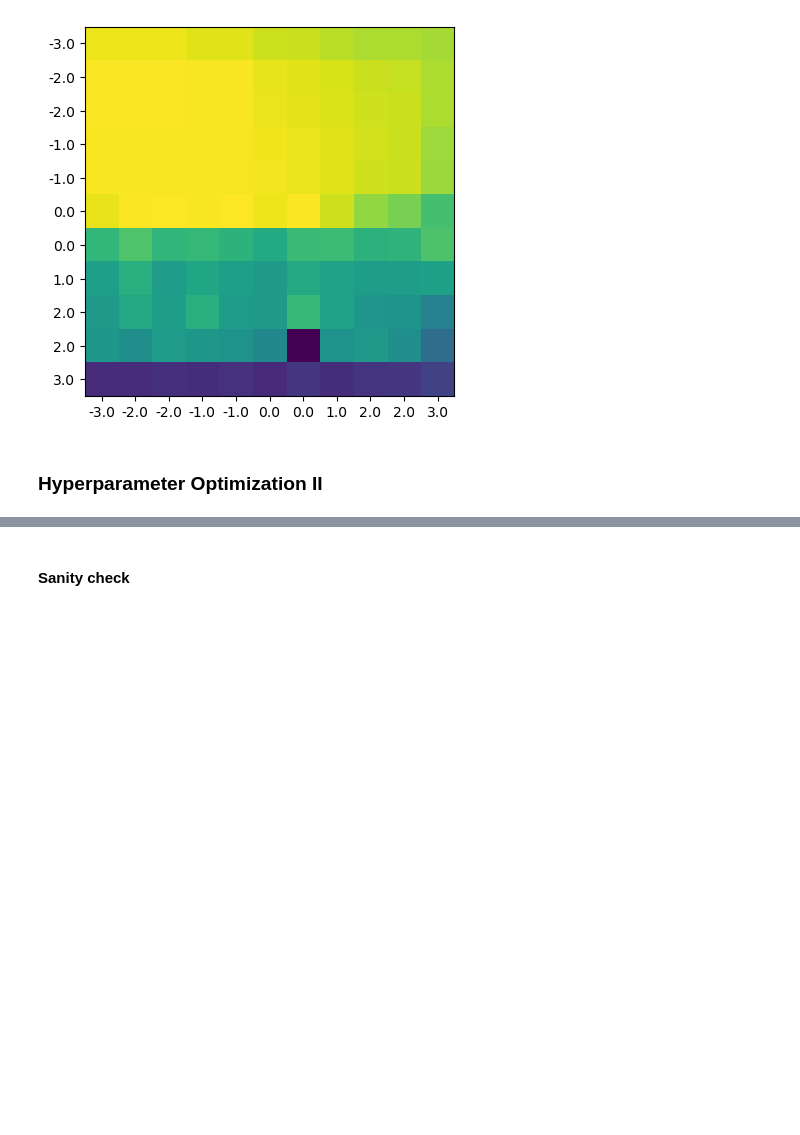
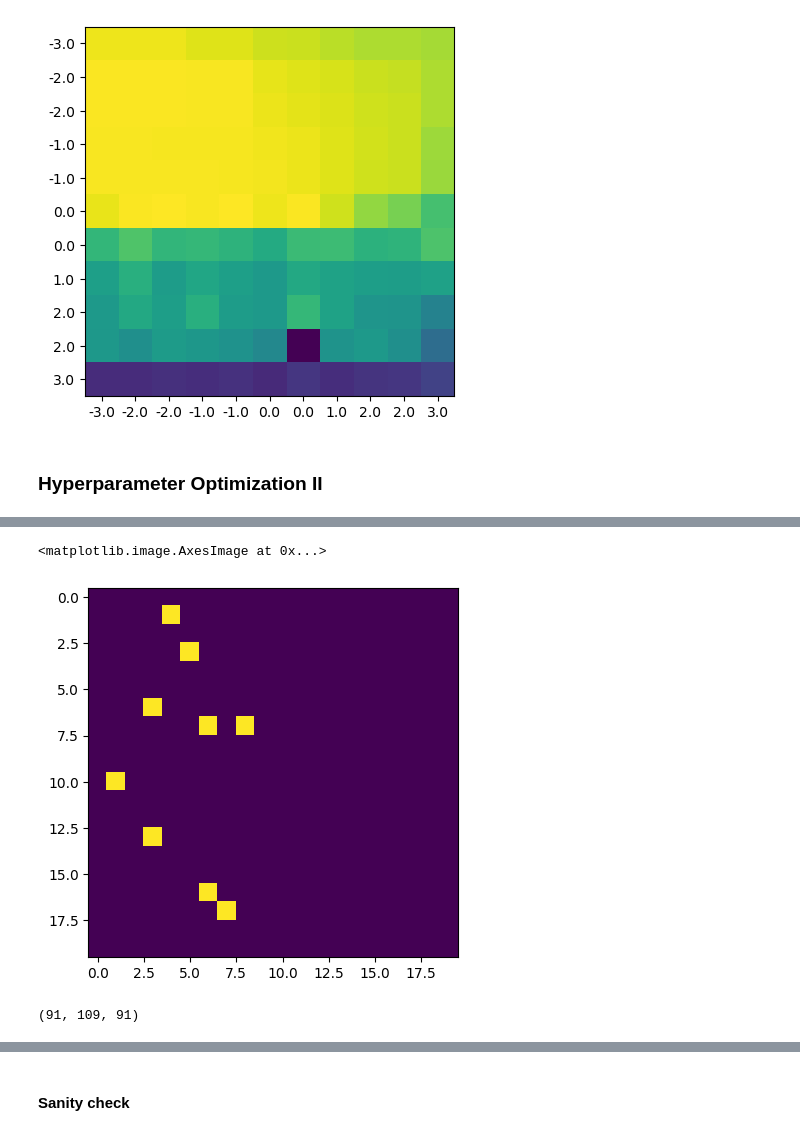
Before and after one commit to miki998/structural_wminpainting, a Jupyter notebook: notebooks/hyperparameter_optim.ipynb, the cells around one changed output, grey strips where cells are left out. Saved outputs shown, nothing was run; the diff lists cells and outputs as text; code cells hidden in the pictures; blank space fills up the shorter version.

```diff
--- a/notebooks/hyperparameter_optim.ipynb
+++ b/notebooks/hyperparameter_optim.ipynb
@@ -291,0 +372,15 @@ fmri_coords = load('../resources/scale1_fmri2atlas_coords_div{}.pkl'.format(int(
+# %%
+tmparray = np.zeros((20,20))
+x = np.array([[1,3,6,7,7], [10,13,16,17,17]])
+y = np.array([[4,5,3,6,8], [1,3,6,7,7]])
+for i in range(2):
+    tmparray[x[i],y[i]] += 1
+# %%
+plt.imshow(tmparray)
+# %% [output]
+<matplotlib.image.AxesImage at 0x...>
+[figure, added]
+# %%
+vdim
+# %% [output]
+(91, 109, 91)
```
Also changed, not shown: parts of 14 cells of this notebook, 1 other file.
